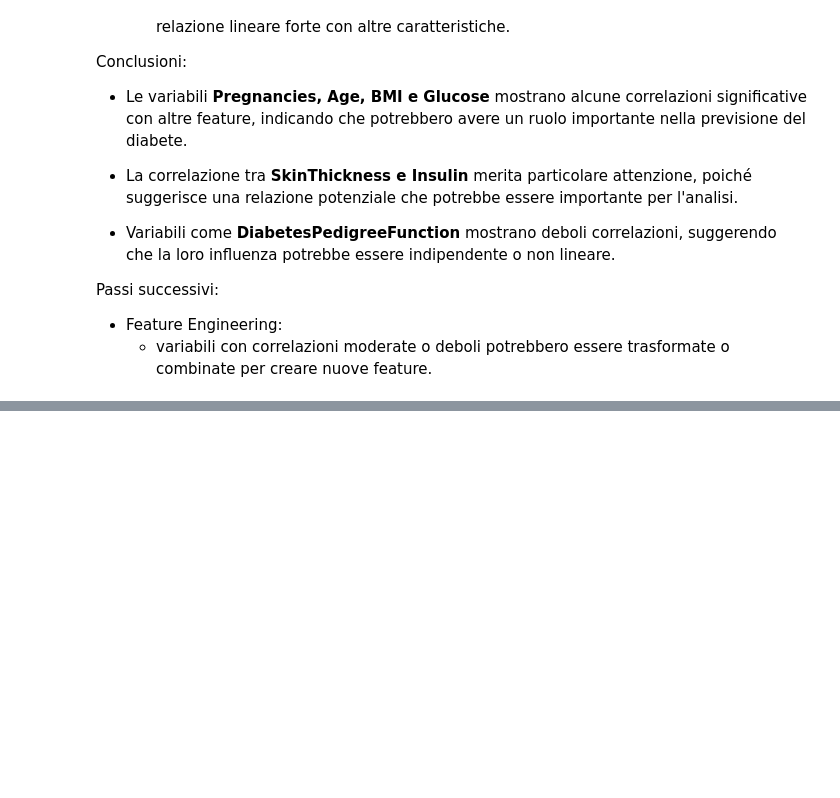
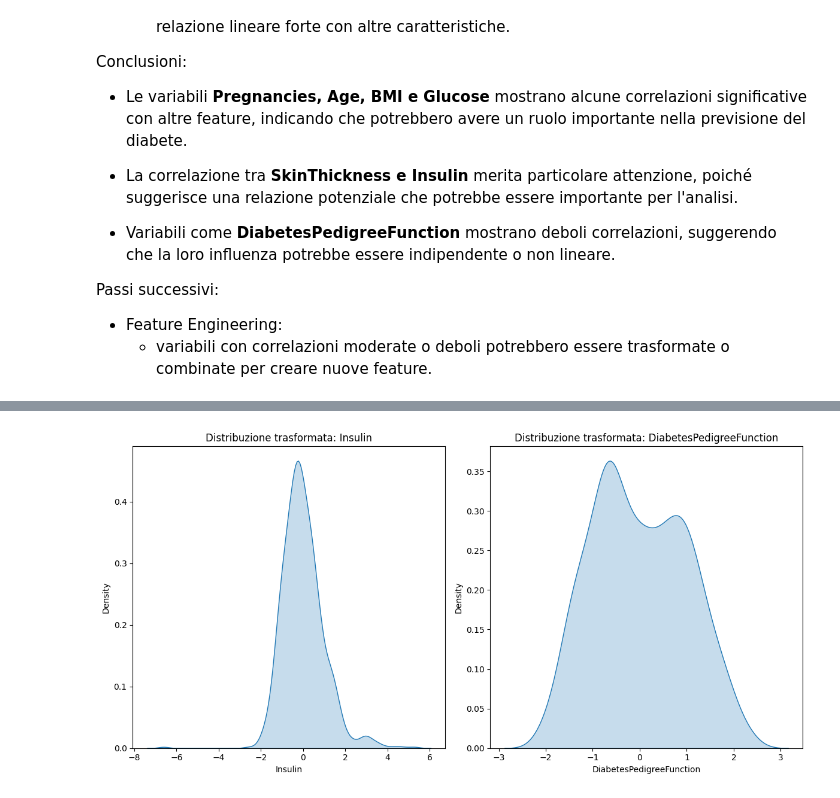
Before and after one commit to oleksandragolub/Progetto-Machine-Learning, a Jupyter notebook: progetto_machine_learning.ipynb, the cells around one changed output, grey strips where cells are left out. Cells and saved outputs as stored; diff of their text form; code cells hidden in the pictures; blank space fills up the shorter version.

```diff
--- a/progetto_machine_learning.ipynb
+++ b/progetto_machine_learning.ipynb
@@ -649,0 +444,4 @@ dtype: int64
+# %%
+# Applicazione di PowerTransformer per variabili asimmetriche
+power_transformer = PowerTransformer()
+df[['Insulin', 'DiabetesPedigreeFunction']] = power_transformer.fit_transform(df[['Insulin', 'DiabetesPedigreeFunction']])
@@ -649,0 +454,11 @@ dtype: int64
+# %%
+# Visualizzazione delle distribuzioni trasformate (dopo PowerTransformer)
+plt.figure(figsize=(12, 6))
+for i, col in enumerate(['Insulin', 'DiabetesPedigreeFunction']):
+    plt.subplot(1, 2, i + 1)
+    sns.kdeplot(data=df, x=col, fill=True)
+    plt.title(f"Distribuzione trasformata: {col}")
+plt.tight_layout()
+plt.show()
+# %% [output]
+[figure, added]
```
Also changed, not shown: parts of 51 cells of this notebook.
